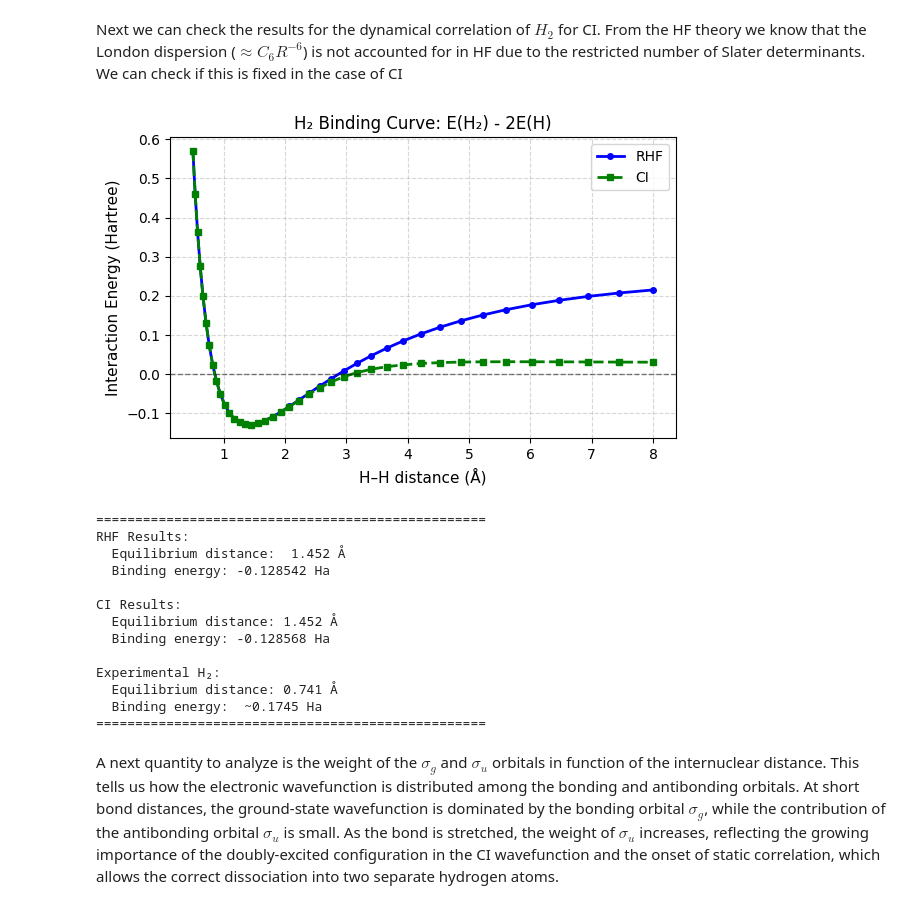
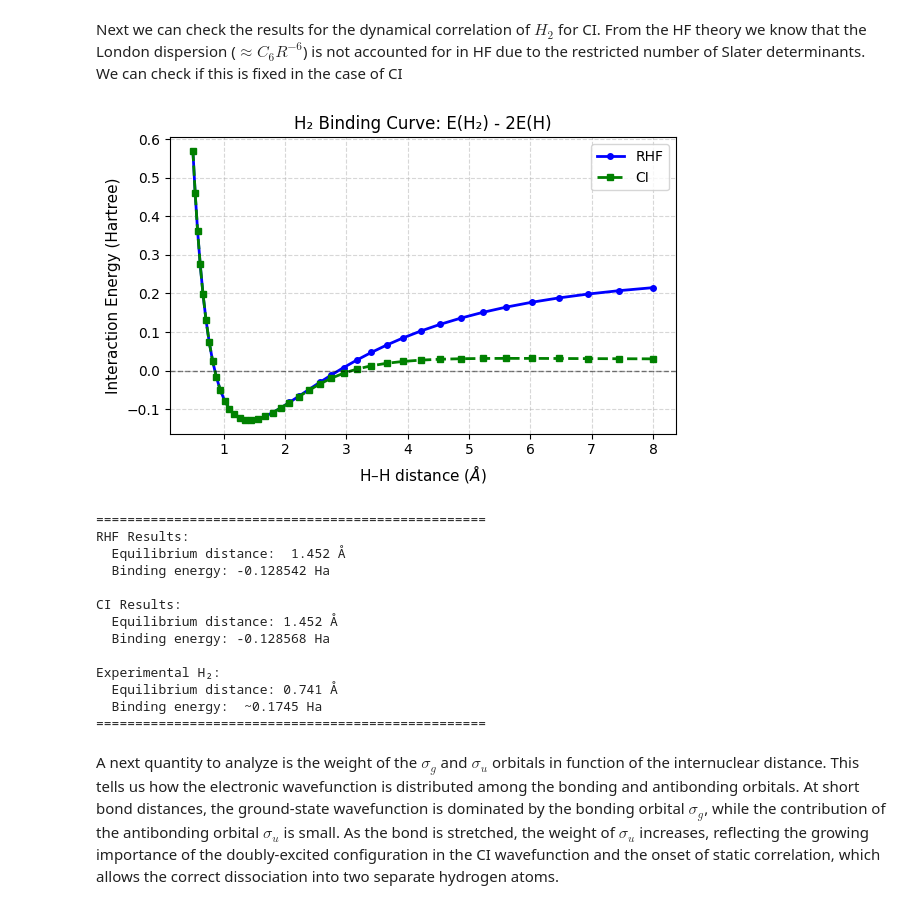
Before and after one commit to gvansan/Computational-Physics-Project-Exam-2026, a Jupyter notebook: Compu_examen.ipynb, the cells around one changed output. Drawn from its saved outputs; the diff is of its cells as text; code cells hidden in the pictures.

```diff
--- a/Compu_examen.ipynb
+++ b/Compu_examen.ipynb
@@ -123,33 +122,3 @@ $
     \end{pmatrix}
 \end{equation}
 $
-# %%
-def ao_to_mo_2orb(data):
-    """
-    Function to change between the basis consisting of basis functions (b_i) and the basis consisting
-    of molecular orbitals (MO). We only keep the 2 MO with lowest energies, corresponding to the two
-    sigma orbitals
-    ----------
-    Parameters
-    ----------
-    data : dict
-        Dictionary containing the data we need (integrals, basis functions, ...)
-    ----------
-    returns
-    ----------
-    h, g : np.array(2,2), np.aray(18,18,18,18)
-        h is the core Hamiltonian H_kl = T_kl + V_ext_kl
-        g is the electron repulsion integral V_ee_ijkl
-    """
-    C = data["eigvecs_rhf"][:, :2]   # keep 2 lowest MOs (bonding and antibonding MO)
-
-    h_ao = data["hcore"] #core Hamiltonian in atomic orbital basis
-    eri_ao = data["eri"] #electronic repulsion integral in atomic orbital basis
-
-    #Transform to molecular orbital basis
-    h = C.T @ h_ao @ C
-    g = np.einsum("pqrs,pi,qj,rk,sl->ijkl", eri_ao, C, C, C, C, optimize=True)
-
-    return h, g
-
-h, g = ao_to_mo_2orb(data)
@@ -363,7 +238,7 @@ def compute_and_plot_correlation_energy(dists, datas, save_path="correlation_ene
     axes[0].axhline(-1.0, color="gray", ls="-", alpha=0.3, label="Dissociation Limit")
     axes[0].set_xlim(0.4, 4.0)
     axes[0].set_ylim(-1.2, -0.85)
-    axes[0].set_xlabel("Internuclear distance $r$ (Å)")
+    axes[0].set_xlabel(r"Internuclear distance $r$ ($\AA$)")
     axes[0].set_ylabel("Energy (Hartree)")
     axes[0].set_title("H2 Potential Energy: Theory vs Experiment")
     axes[0].legend(fontsize='small', ncol=2)
@@ -375,7 +250,7 @@ def compute_and_plot_correlation_energy(dists, datas, save_path="correlation_ene
     axes[1].axhline(0, color="black", lw=1, alpha=0.5)
     axes[1].set_xlim(0.4, 4.0)
     axes[1].set_ylim(-0.1, 0.02)
-    axes[1].set_xlabel("Internuclear distance $r$ (Å)")
+    axes[1].set_xlabel(r"Internuclear distance $r$ ($\AA$)")
     axes[1].set_ylabel("Correlation Energy (Hartree)")
     axes[1].set_title("Correlation Energy ($E_{CI} - E_{HF}$)")
     axes[1].legend()
@@ -412,37 +287,37 @@ E_H = -0.5 #in Hartree
 # --- Plot interaction energies ---
 plt.figure(figsize=(6, 4))
 
 plt.plot(dists, ΔE_rhf, label="RHF", lw=2, marker='o', markersize=4, color="blue")
 plt.plot(dists, ΔE_ci, label="CI", lw=2, marker='s', markersize=4, color="green", ls='--')
 plt.axhline(0, color='black', ls='--', lw=1, alpha=0.5)
-plt.xlabel("H–H distance (Å)", fontsize=11)
+plt.xlabel(r"H–H distance ($\AA$)", fontsize=11)
 plt.ylabel("Interaction Energy (Hartree)", fontsize=11)
 plt.title("H₂ Binding Curve: E(H₂) - 2E(H)", fontsize=12)
 plt.legend()
 plt.grid(True, ls="--", alpha=0.5)
 plt.tight_layout()
 plt.savefig("Images/h2_interaction_energy.pdf", dpi=200)
 plt.show()
 
 # --- Print binding energies and equilibrium distances ---
 idx_min_rhf = np.argmin(ΔE_rhf)
 idx_min_ci = np. argmin(ΔE_ci)
 
 print("\n" + "="*50)
 print("RHF Results:")
 print(f"  Equilibrium distance:  {dists[idx_min_rhf]:.3f} Å")
 print(f"  Binding energy: {ΔE_rhf[idx_min_rhf]:.6f} Ha")
 
 print("\nCI Results:")
 print(f"  Equilibrium distance: {dists[idx_min_ci]:.3f} Å")
 print(f"  Binding energy: {ΔE_ci[idx_min_ci]:.6f} Ha")
 
 print("\nExperimental H₂:")
-print(f"  Equilibrium distance: 0.741 Å")
-print(f"  Binding energy:  ~0.1745 Ha")
+print("  Equilibrium distance: 0.741 Å")
+print("  Binding energy:  ~0.1745 Ha")
 print("="*50)
 # %% [output]
-[figure, old version]
+[figure, new version]
 ==================================================
 RHF Results:
   Equilibrium distance:  1.452 Å
```
Also changed, not shown: parts of 7 cells of this notebook, 8 other files.
